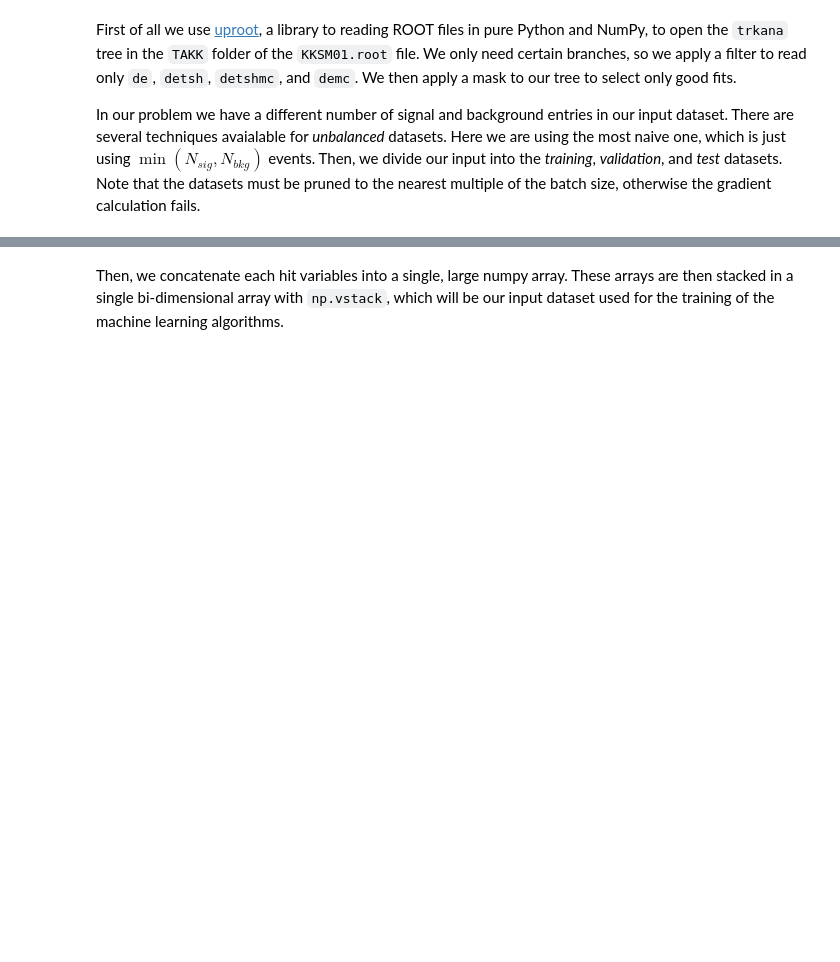
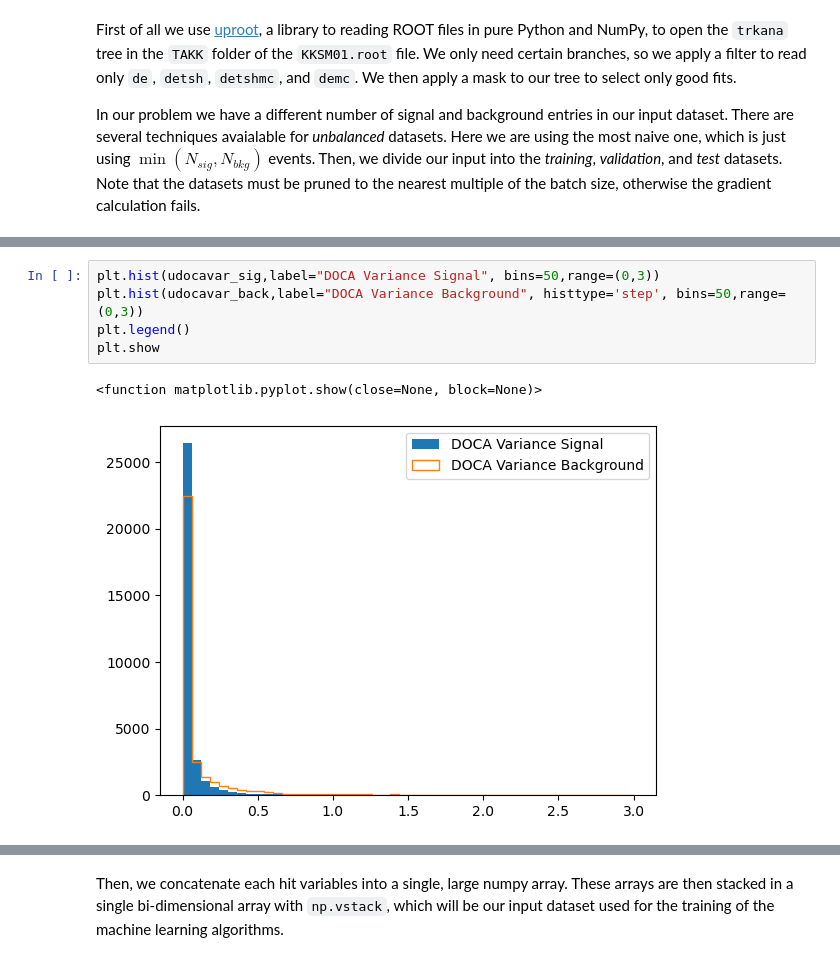
Before and after one commit to jnzhao3/KKTrain, a Jupyter notebook: TrainBkg.ipynb, the cells around one changed output, grey strips where cells are left out. Saved outputs shown, nothing was run; the diff lists cells and outputs as text; blank space fills up the shorter version.

```diff
--- a/TrainBkg.ipynb
+++ b/TrainBkg.ipynb
@@ -91,0 +193,8 @@ Total dataset 4592327 hits
+# %%
+plt.hist(udocavar_sig,label="DOCA Variance Signal", bins=50,range=(0,3))
+plt.hist(udocavar_back,label="DOCA Variance Background", histtype='step', bins=50,range=(0,3))
+plt.legend()
+plt.show
+# %% [output]
+<function matplotlib.pyplot.show(close=None, block=None)>
+[figure, added]
```
Also changed, not shown: parts of 18 cells of this notebook, 11 other files.
